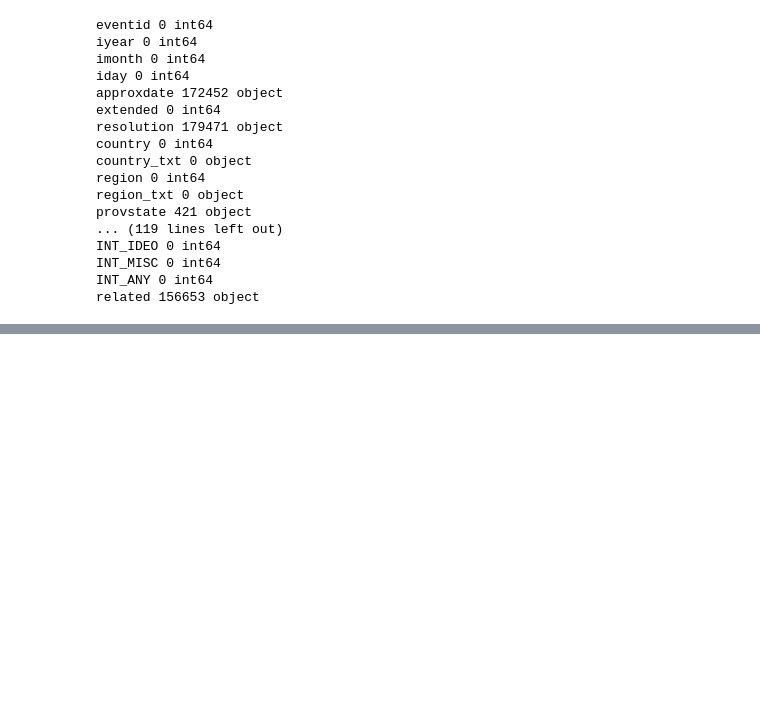
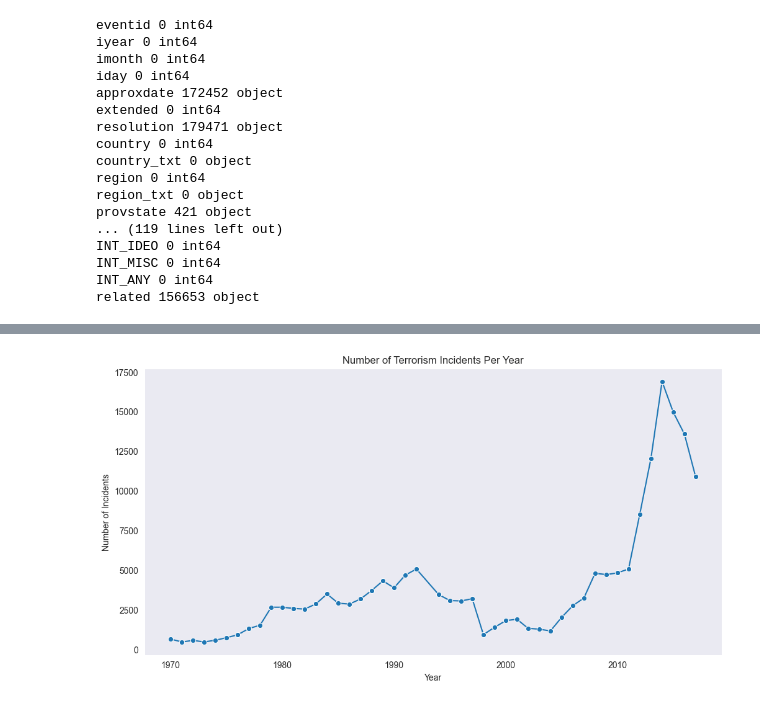
Before and after one commit to Tikshuv/DI-Bootcamp, a Jupyter notebook: Week7/Day3/Daily/daily.ipynb, the cells around one changed output, grey strips where cells are left out. Cells and saved outputs as stored; diff of their text form; code cells hidden in the pictures; blank space fills up the shorter version.

```diff
--- a/Week7/Day3/Daily/daily.ipynb
+++ b/Week7/Day3/Daily/daily.ipynb
@@ -99,0 +68,12 @@ Final Cleaned and Transformed DataFrame:
+# %%
+df['provstate'] = df['provstate'].fillna('Unknown')
+df['targsubtype1_txt'] = df['targsubtype1_txt'].fillna('Unknown')
+df['target1'] = df['target1'].fillna('Unknown')
+df['natlty1_txt'] = df['natlty1_txt'].fillna('Unknown')
+df['nwound'] = df['nwound'].fillna(df['nwound'].mean())
+df['ishostkid'] = df['ishostkid'].fillna(0)  # Assuming 0 means no hostages
+df['specificity'] = df['specificity'].fillna(df['specificity'].mean())
+df['doubtterr'] = df['doubtterr'].fillna(df['doubtterr'].mode()[0])
+df['multiple'] = df['multiple'].fillna(0)
+df['natlty1'] = df['natlty1'].fillna(-1)
+df = df.drop(columns=['targsubtype1', 'guncertain1'])
@@ -99,0 +100,9 @@ Final Cleaned and Transformed DataFrame:
+# %%
+categorical_columns = ['country_txt', 'region_txt', 'attacktype1_txt', 'targtype1_txt', 'targsubtype1_txt', 'natlty1_txt', 'weaptype1_txt']
+df = pd.get_dummies(df, columns=categorical_columns, drop_first=True)
+# %%
+from sklearn.preprocessing import StandardScaler
+
+numerical_columns = ['latitude', 'longitude', 'specificity', 'nkill', 'nwound']
+scaler = StandardScaler()
+df[numerical_columns] = scaler.fit_transform(df[numerical_columns])
@@ -99,0 +131,12 @@ Final Cleaned and Transformed DataFrame:
+# %%
+# Count incidents per year
+yearly_trends = df.groupby('iyear').size()
+plt.figure(figsize=(12, 6))
+sns.lineplot(x=yearly_trends.index, y=yearly_trends.values, marker='o')
+plt.title('Number of Terrorism Incidents Per Year')
+plt.xlabel('Year')
+plt.ylabel('Number of Incidents')
+plt.grid()
+plt.show()
+# %% [output]
+[figure, added]
```
Also changed, not shown: parts of 5 cells of this notebook, 1 other file.
